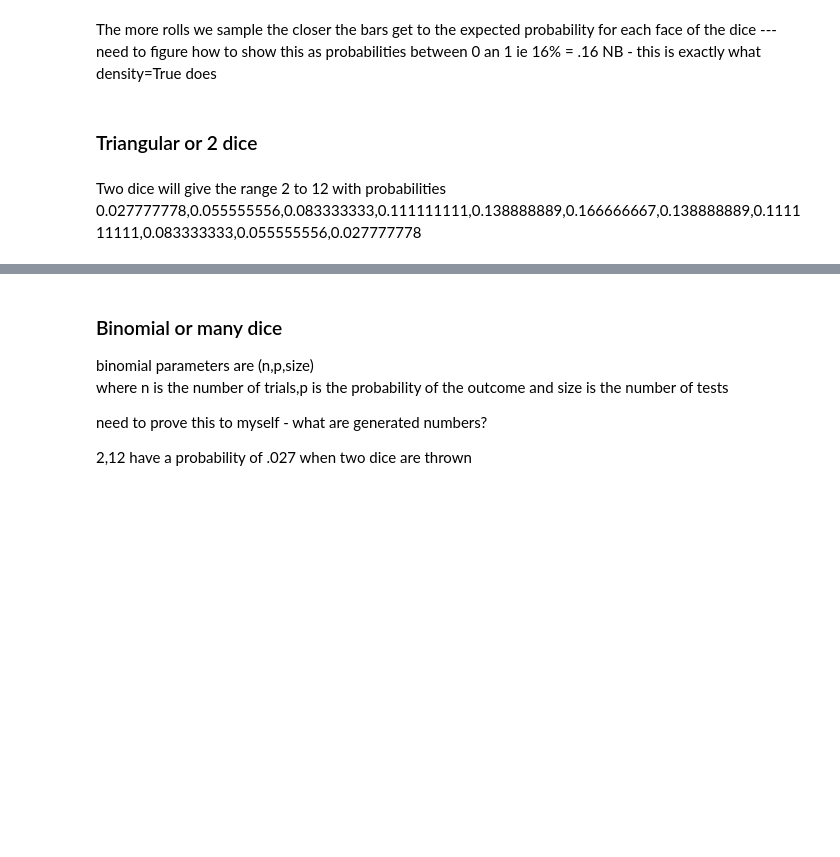
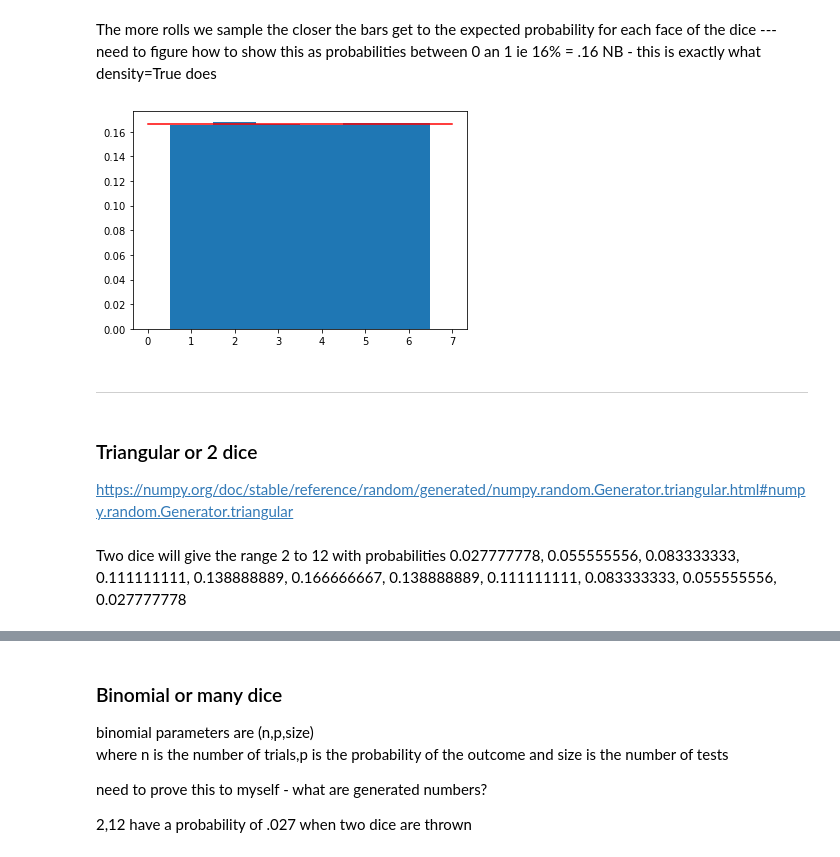
Before and after one commit to MarkJParry/PDA-Numpy, a Jupyter notebook: numpy-random.ipynb, the cells around one changed output, grey strips where cells are left out. Drawn from its saved outputs; the diff is of its cells as text; code cells hidden in the pictures; blank space fills up the shorter version.

```diff
--- a/numpy-random.ipynb
+++ b/numpy-random.ipynb
@@ -254,15 +250,20 @@ plt.show()
 # %% [markdown]
 The more rolls we sample the closer the bars get to the expected probability for each face of the dice --- need to figure how to show this as probabilities between 0 an 1 ie 16% = .16  NB - this is exactly what density=True does
 # %%
-TheDice = rng.uniform(1,7,no_rolls*100)
-plt.hist(TheDice,bins=[1,2,3,4,5,6,7],align='left',density=True)
+Rolls = rng.uniform(1,7,no_rolls*100)
+plt.hist(Rolls,bins=[1,2,3,4,5,6,7],align='left',density=True)
 plt.plot(expected,color="r")
 plt.show()
+# %% [output]
+[figure, added]
-# %% [markdown]
-### Triangular or 2 dice
+# %% [markdown]
+***
+# %% [markdown]
+### Triangular or 2 dice
+https://numpy.org/doc/stable/reference/random/generated/numpy.random.Generator.triangular.html#numpy.random.Generator.triangular
 # %% [markdown]
 Two dice will give the range 2 to 12
-with probabilities 0.027777778,0.055555556,0.083333333,0.111111111,0.138888889,0.166666667,0.138888889,0.111111111,0.083333333,0.055555556,0.027777778
+with probabilities 0.027777778, 0.055555556, 0.083333333, 0.111111111, 0.138888889, 0.166666667, 0.138888889, 0.111111111, 0.083333333, 0.055555556, 0.027777778
 # %%
 values = [2,3,4,5,6,7,8,9,10,11,12]
 probs = [0.027777778,0.055555556,0.083333333,0.111111111,0.138888889,0.166666667,0.138888889,0.111111111,0.083333333,0.055555556,0.027777778]
```
Also changed, not shown: parts of 72 cells of this notebook.
